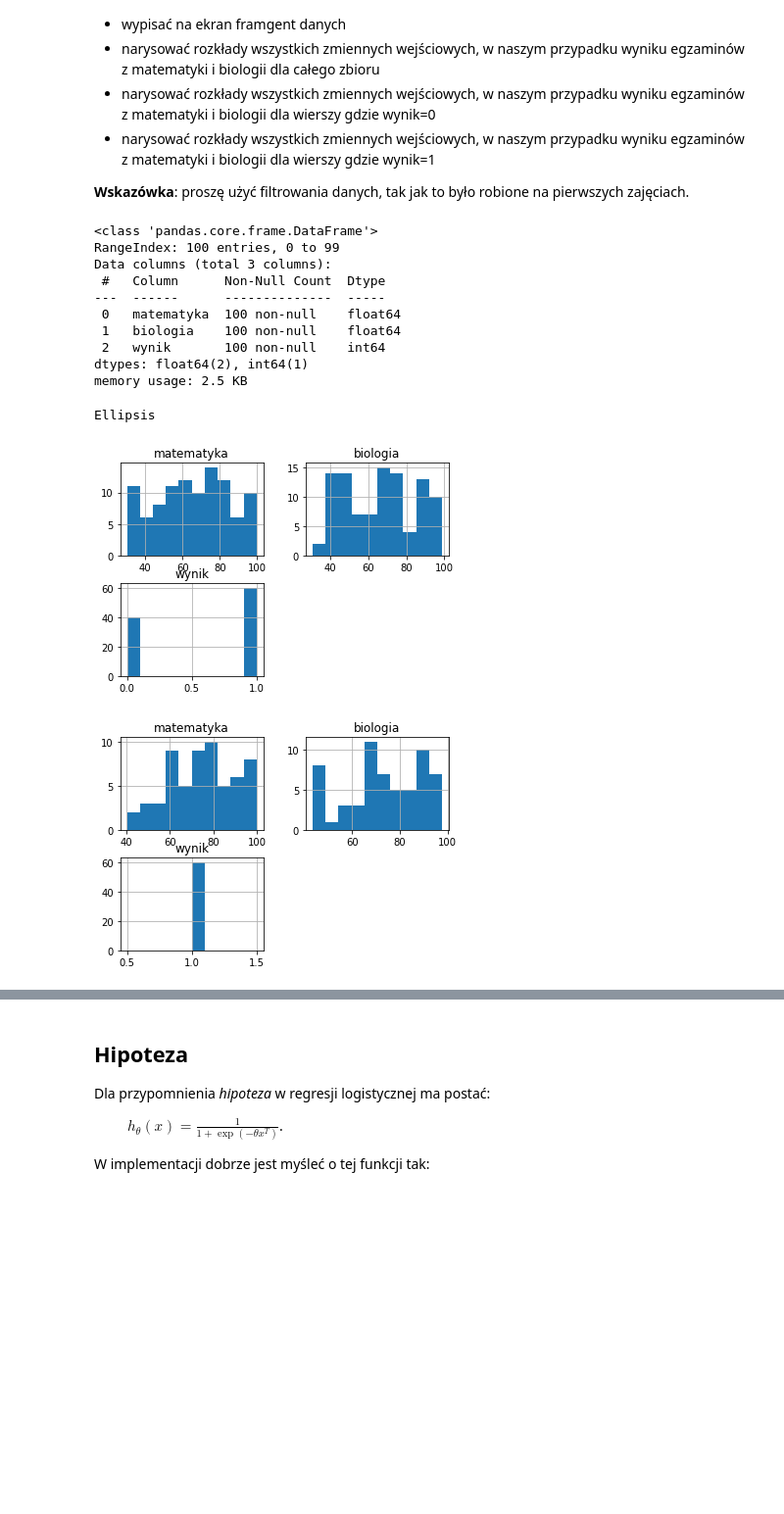
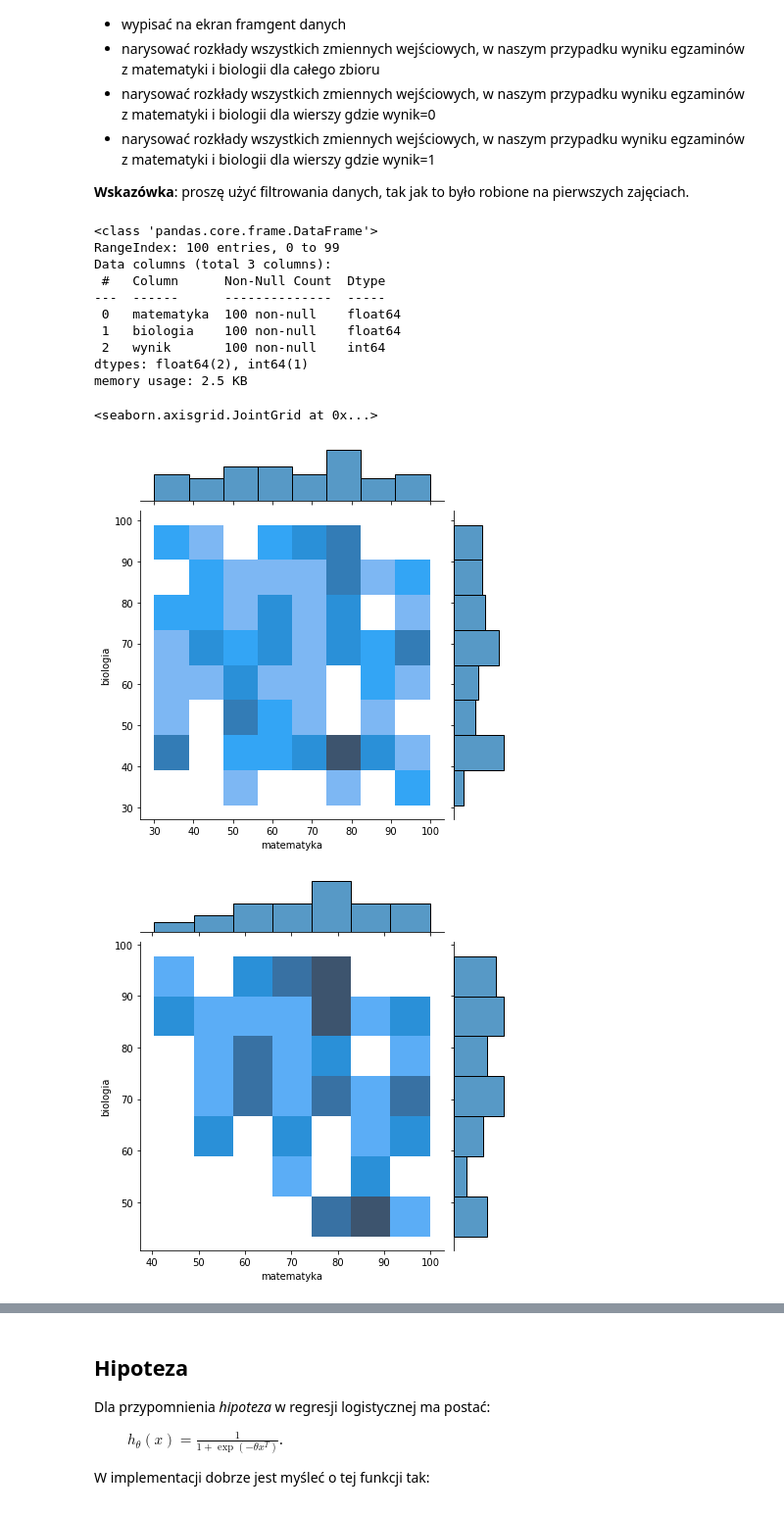
Before and after one commit to draczew23/Ucz_masz, a Jupyter notebook: cw/03_Regresja_logistyczna.ipynb, the cells around one changed output, grey strips where cells are left out. Shown at 98% size. Cells and saved outputs as stored; diff of their text form; code cells hidden in the pictures; blank space fills up the shorter version.

```diff
--- a/cw/03_Regresja_logistyczna.ipynb
+++ b/cw/03_Regresja_logistyczna.ipynb
@@ -34,31 +34,46 @@ Pierwszy krok przy analizie danych z użyciem dowolnego algorytmu to ich inspekc
 # %%
 # określenie rozmiaru rysunku
 figsize=(15,5)
 # wypisanie informacji o dataframe
 df.info()
 # histogramy dla wszystkich kolumn w danych
-df.hist()
+
+# df.hist(figsize=figsize)
 # histogramy tylko dla osób które zdały
 
 df_passed = df[df['wynik']==1]
-df_passed.hist()
-...
-# x.set_axis_labels('matematyka', 'biologia', fontsize=16);
+# df_passed.hist(figsize=figsize)
 
-#wykres dla wszyskich danych. Kategorie zdali/nie zdali są zaznaczone odpowiednim kolorem
-...
-# x.set_axis_labels('matematyka', 'biologia', fontsize=16);
+# # histogramy dla osób które nie zdały
+df_failed = df[df['wynik']==0]
+# df_failed.hist(figsize=figsize)
+
+# #wykres dla wszyskich danych. Kategorie zdali/nie zdali są zaznaczone odpowiednim kolorem
+# df.hist(figsize=figsize, by="wynik");
+
+# SEABORN
+# pelen histogram
+sns.jointplot(data=df, x="matematyka", y="biologia", kind='hist')  # hue odcien na podstawie ktorej kolumny
+
+# zdane
+sns.jointplot(data=df_passed, x="matematyka", y="biologia", kind='hist')
+
+# niezdane
+sns.jointplot(data=df_failed, x="matematyka", y="biologia", kind='hist')
+
+# dwa hist na jedynyn
+sns.jointplot(data=df, x="matematyka", y="biologia", kind='hist', hue='wynik')  # hue odcien na podstawie ktorej kolumny
 # %% [output]
 <class 'pandas.core.frame.DataFrame'>
 RangeIndex: 100 entries, 0 to 99
 Data columns (total 3 columns):
  #   Column      Non-Null Count  Dtype
 ---  ------      --------------  -----
  0   matematyka  100 non-null    float64
  1   biologia    100 non-null    float64
  2   wynik       100 non-null    int64
 dtypes: float64(2), int64(1)
 memory usage: 2.5 KB
-Ellipsis
+<seaborn.axisgrid.JointGrid at 0x...>
-[figure, old version]
+[figure, new version]
-[figure, old version]
+[figure, new version]
```
Also changed, not shown: parts of 22 cells of this notebook, 2 other files.
